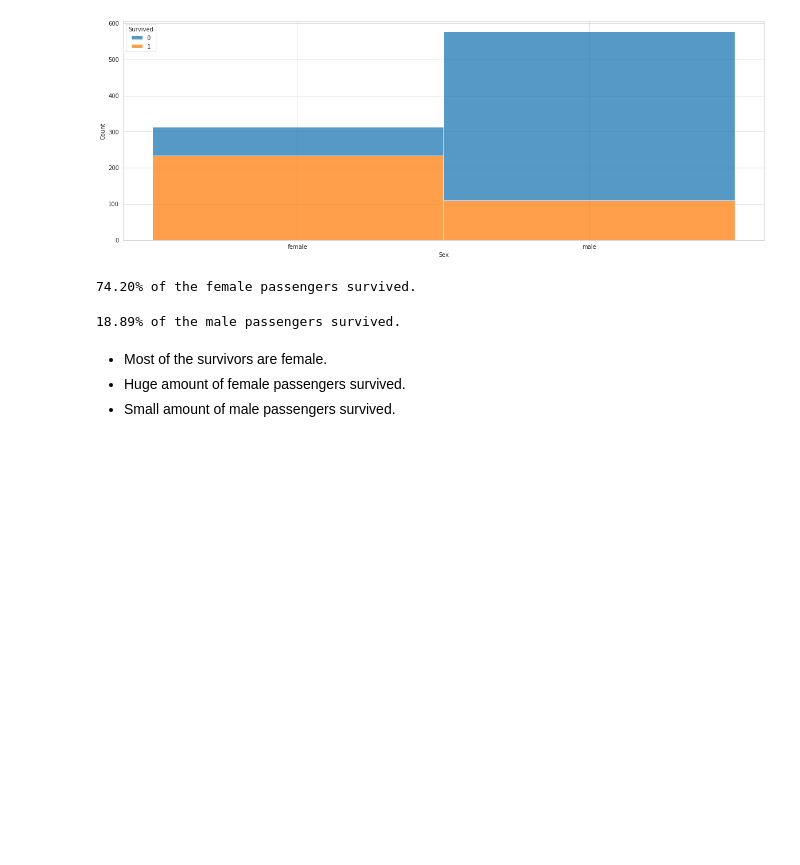
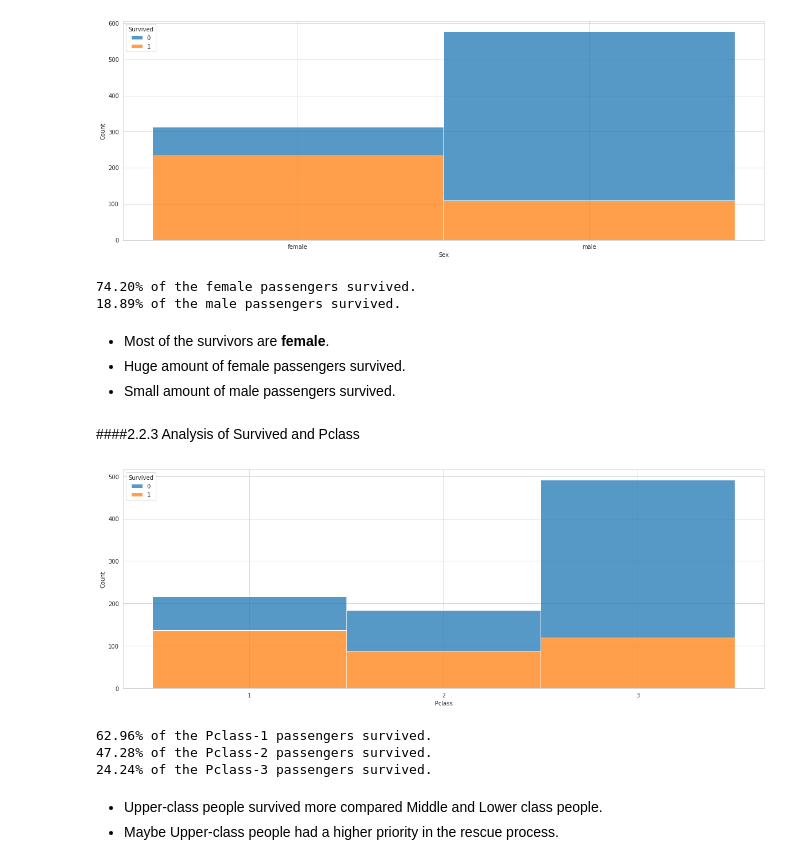
Before and after one commit to sahinozan/Titanic, a Jupyter notebook: titanic.ipynb, the cells around one changed output. Cells and saved outputs as stored; diff of their text form; code cells hidden in the pictures; blank space fills up the shorter version.

Commit message:
analysis of survived and pclass added

```diff
--- a/titanic.ipynb
+++ b/titanic.ipynb
@@ -343,16 +348,31 @@ plt.show()
+# %%
+print(f'{survived_female / total_female * 100 :.2f}% of the female passengers survived.')
+print(f'{survived_male / total_male * 100 :.2f}% of the male passengers survived.')
+# %% [output]
+74.20% of the female passengers survived.
+18.89% of the male passengers survived.
+# %% [markdown]
+* Most of the survivors are **female**.
+* Huge amount of female passengers survived.
+* Small amount of male passengers survived.
+# %% [markdown]
+####2.2.3 Analysis of Survived and Pclass
+# %%
+plt.figure(figsize=(20, 7))
+ax = sns.histplot(data=df_train, x='Pclass', hue='Survived', multiple='stack', discrete=True)
+ax.set_xticks([1, 2, 3])
+plt.show()
+# %% [output]
+[figure, added]
 # %%
-survived_female = df_train[(df_train['Sex'] == 'female') & (df_train['Survived'] == 1)].shape[0]
-total_female = df_train[df_train['Sex'] == 'female'].shape[0]
-print(f'{survived_female / total_female * 100 :.2f}% of the female passengers survived.')
+for i in range(1, 4):
+    survived = df_train[(df_train['Pclass'] == i) & (df_train['Survived'] == 1)].shape[0]
+    total = df_train[df_train['Pclass'] == i].shape[0]
+    print(f'{survived / total * 100 :.2f}% of the Pclass-{i} passengers survived.')
 # %% [output]
-74.20% of the female passengers survived.
+62.96% of the Pclass-1 passengers survived.
+47.28% of the Pclass-2 passengers survived.
+24.24% of the Pclass-3 passengers survived.
-# %%
-survived_male = df_train[(df_train['Sex'] == 'male') & (df_train['Survived'] == 1)].shape[0]
-total_male = df_train[df_train['Sex'] == 'male'].shape[0]
-print(f'{survived_male / total_male * 100 :.2f}% of the male passengers survived.')
-# %% [output]
-18.89% of the male passengers survived.
-# %% [markdown]
-* Most of the survivors are female.
-* Huge amount of female passengers survived.
-* Small amount of male passengers survived.
+# %% [markdown]
+* Upper-class people survived more compared Middle and Lower class people.
+* Maybe Upper-class people had a higher priority in the rescue process.
```
Also changed, not shown: parts of 1 cell of this notebook.
